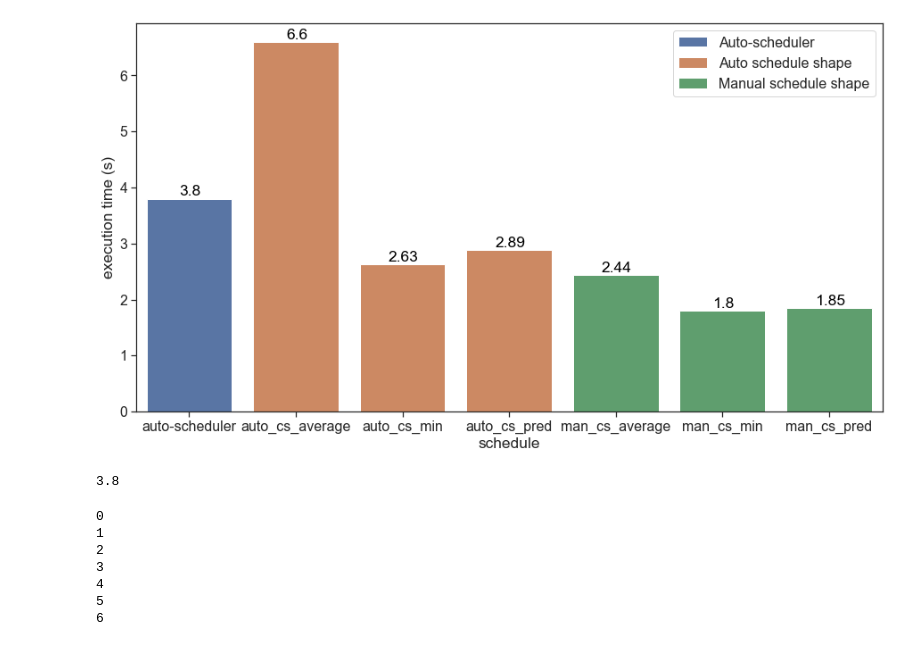
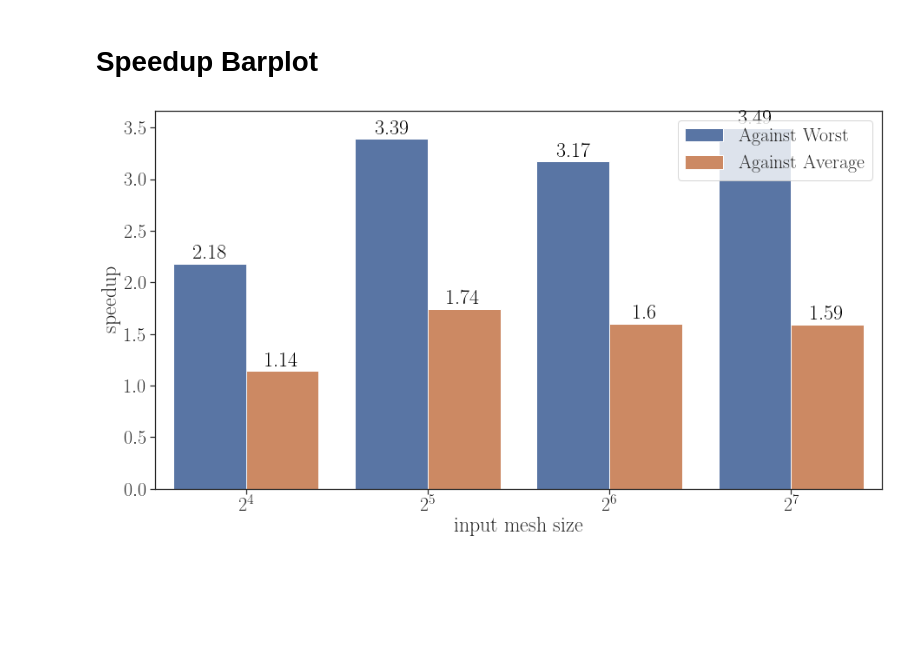
Before and after one commit to Naifeng/Variant-Selection, a Jupyter notebook: Halide/FFT/fft_gpu/results/plot.ipynb, the cells around one changed output. Cells and saved outputs as stored; diff of their text form; code cells hidden in the pictures; blank space fills up the shorter version.

```diff
--- a/Halide/FFT/fft_gpu/results/plot.ipynb
+++ b/Halide/FFT/fft_gpu/results/plot.ipynb
@@ -1,43 +1,40 @@
+# %% [markdown]
+# Speedup Barplot
 # %%
 import matplotlib.pyplot as plt
 import seaborn as sns
 import pandas as pd
+import numpy as np
+from matplotlib import rc
 
+# font
+rc('font', **{'family': 'serif', 'serif': ['Computer Modern']})
+rc('text', usetex=True)
+# figure size
 plt.figure(figsize=(15,8))
+# style
+sns.set(style="ticks", font_scale=2, font='text.usetex')
 
-sns.set(style="ticks", font_scale=1.45)
-df = pd.read_csv("Blur_2^15_data.csv")
-ax = sns.barplot(x="schedule", y="runtime", data=df, hue='shape', dodge=False)
-# ax = sns.scatterplot(x="schedule", y="runtime", data=df, s=50)
+# read data
+df = pd.read_csv("result_plot_speedup.csv")
+# set labels
+ax = sns.barplot(x="mesh_size", y="speedup", hue='shape', data=df)
 #ax.set_title('Blur_3x3 with 2^15 input')
-ax.set_xlabel('schedule')
-ax.set_ylabel('execution time (s)')
+ax.set_xlabel('input mesh size')
+ax.set_ylabel('speedup')
+
 handles, labels = ax.get_legend_handles_labels()
 ax.legend(handles=handles[0:], labels=labels[0:])
 
-for line in range(0,df.shape[0]):
-     ax.text(line+0.01, df.runtime[line]+0.05, df.runtime[line], horizontalalignment='center',
+# plot
+for line in range(0,4):
+     ax.text(line-0.2, df.speedup[line]+0.05, df.speedup[line], horizontalalignment='center',
      size='medium', color='black')
 
-#ax.text(-0.2, 5.5, '3.80', size='medium', color='black', )
-#ax.text(0.9, 8.5, '6.60', size='medium', color='black')
-#ax.text(1.9, 4.5, '2.63', size='medium', color='black')
-#ax.text(2.8, 46.5, '50.98', size='medium', color='black')
+for line in range(4,8):
+     ax.text(line-3.8, df.speedup[line]+0.05, df.speedup[line], horizontalalignment='center',
+     size='medium', color='black')
+
 plt.show()
 # %% [output]
-[figure, old version]
+[figure, new version]
-# %%
-df.runtime[0]
-# %% [output]
-3.8
-# %%
-for line in range(0,df.shape[0]):
-    print(line)
-# %% [output]
-0
-1
-2
-3
-4
-5
-6
```
Also changed, not shown: parts of 4 cells of this notebook, 26 other files.
